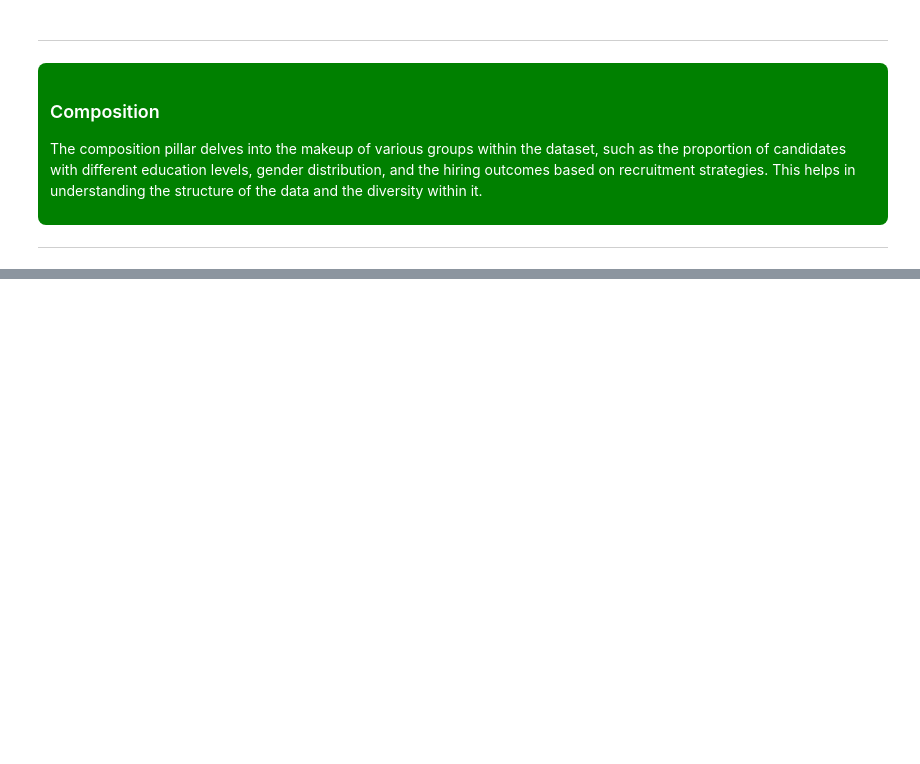
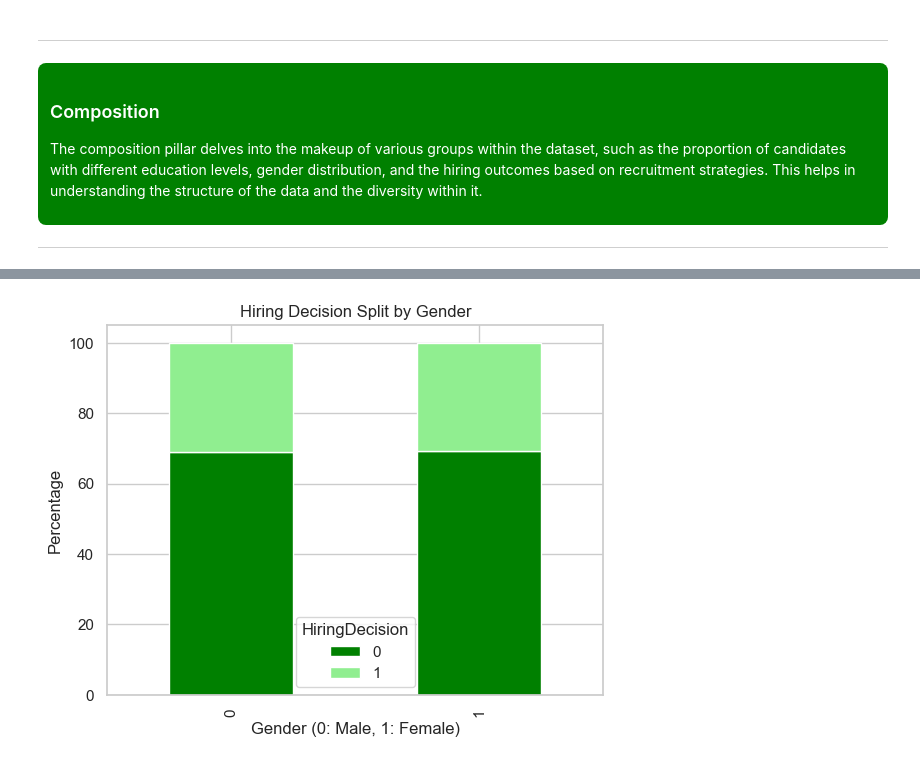
Before and after one commit to Eunnylans/Hiring--Analysis--Using--Linear--Regression, a Jupyter notebook: Predicting--Hiring--Decisions.ipynb, the cells around one changed output, grey strips where cells are left out. Saved outputs shown, nothing was run; the diff lists cells and outputs as text; code cells hidden in the pictures; blank space fills up the shorter version.

```diff
--- a/Predicting--Hiring--Decisions.ipynb
+++ b/Predicting--Hiring--Decisions.ipynb
@@ -861,0 +878,12 @@ The composition pillar delves into the makeup of various groups within the datas
+# %%
+# 2. How is the hiring decision split between male and female candidates?
+gender_hiring_split = df.groupby('Gender')['HiringDecision'].value_counts(normalize=True).unstack() * 100
+
+# Plotting the data with the specified colors
+gender_hiring_split.plot(kind='bar', stacked=True, color=['green', 'lightgreen'])
+plt.title('Hiring Decision Split by Gender')
+plt.xlabel('Gender (0: Male, 1: Female)')
+plt.ylabel('Percentage')
+plt.show()
+# %% [output]
+[figure, added]
```
Also changed, not shown: parts of 1 cell of this notebook.
